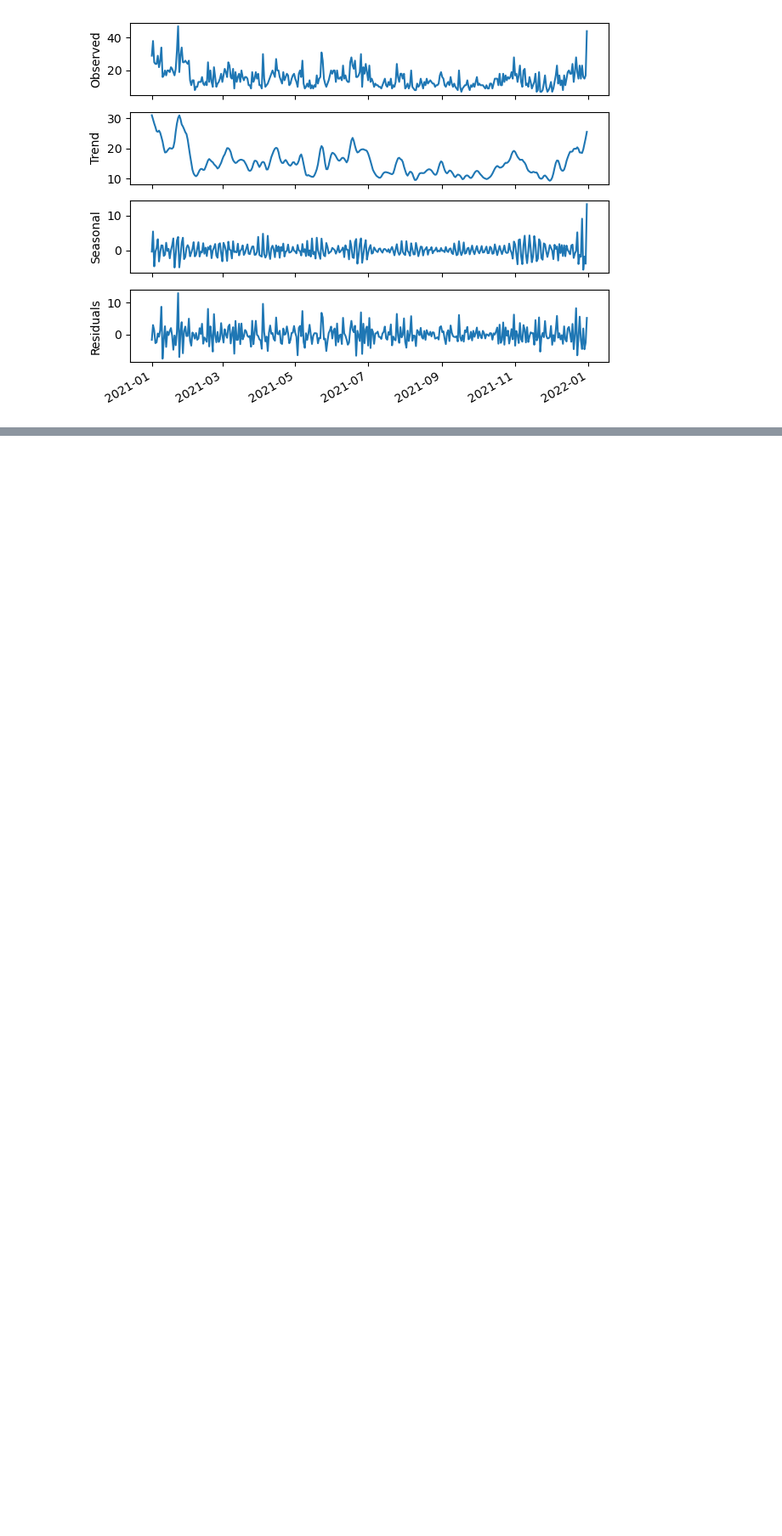
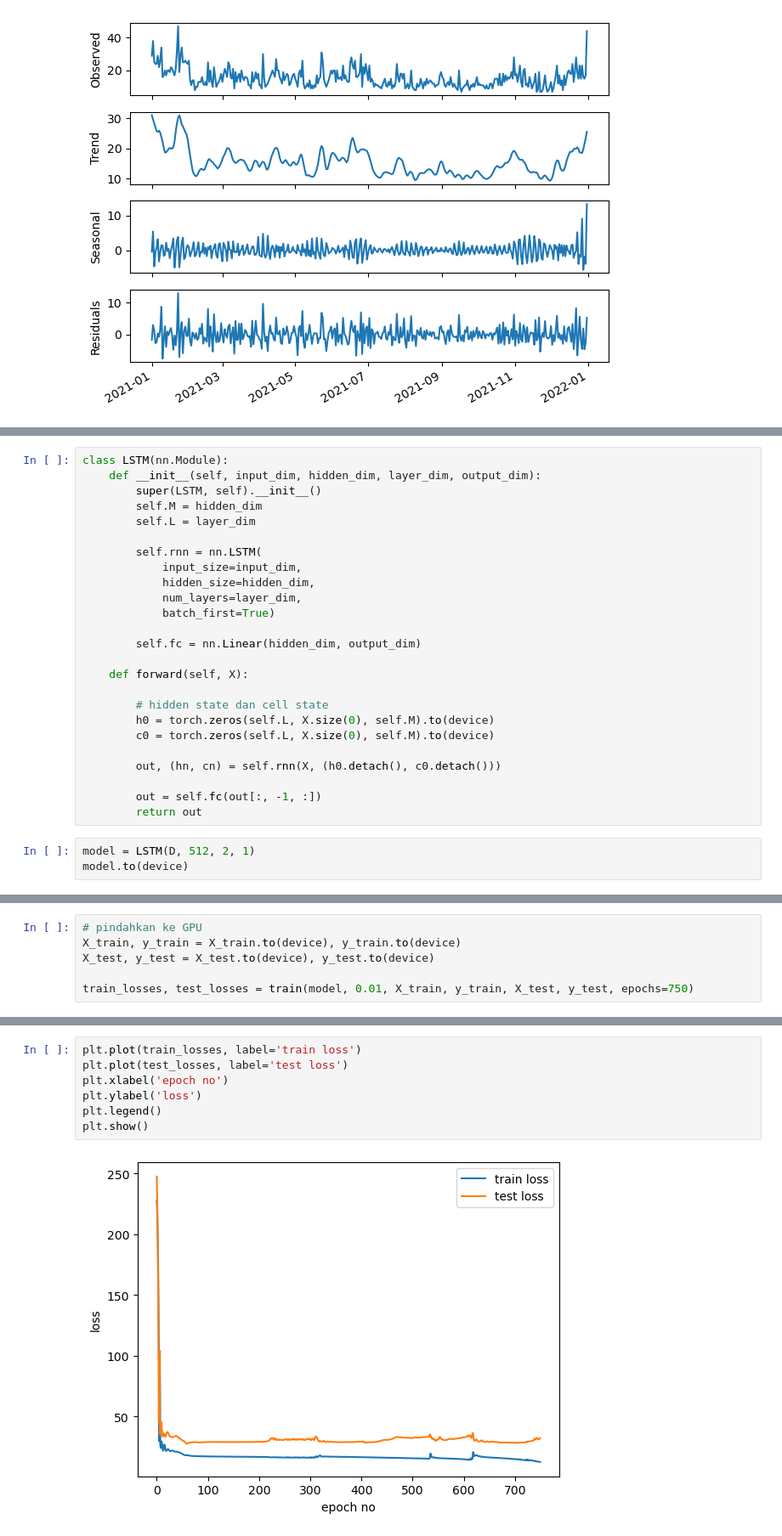
Before and after one commit to crypter70/AQMS, a Jupyter notebook: Modeling.ipynb, the cells around one changed output, grey strips where cells are left out. Shown: that part at 85% size. Cells and saved outputs as stored; diff of their text form; blank space fills up the shorter version.

```diff
--- a/Modeling.ipynb
+++ b/Modeling.ipynb
@@ -89,0 +149,28 @@ plt.tight_layout()
+# %%
+class LSTM(nn.Module):
+    def __init__(self, input_dim, hidden_dim, layer_dim, output_dim):
+        super(LSTM, self).__init__()
+        self.M = hidden_dim
+        self.L = layer_dim
+
+        self.rnn = nn.LSTM(
+            input_size=input_dim,
+            hidden_size=hidden_dim,
+            num_layers=layer_dim,
+            batch_first=True)
+
+        self.fc = nn.Linear(hidden_dim, output_dim)
+
+    def forward(self, X):
+
+        # hidden state dan cell state
+        h0 = torch.zeros(self.L, X.size(0), self.M).to(device)
+        c0 = torch.zeros(self.L, X.size(0), self.M).to(device)
+
+        out, (hn, cn) = self.rnn(X, (h0.detach(), c0.detach()))
+
+        out = self.fc(out[:, -1, :])
+        return out
+# %%
+model = LSTM(D, 512, 2, 1)
+model.to(device)
@@ -89,0 +215,6 @@ plt.tight_layout()
+# %%
+# pindahkan ke GPU
+X_train, y_train = X_train.to(device), y_train.to(device)
+X_test, y_test = X_test.to(device), y_test.to(device)
+
+train_losses, test_losses = train(model, 0.01, X_train, y_train, X_test, y_test, epochs=750)
@@ -89,0 +239,9 @@ plt.tight_layout()
+# %%
+plt.plot(train_losses, label='train loss')
+plt.plot(test_losses, label='test loss')
+plt.xlabel('epoch no')
+plt.ylabel('loss')
+plt.legend()
+plt.show()
+# %% [output]
+[figure, added]
```
Also changed, not shown: parts of 16 cells of this notebook.
